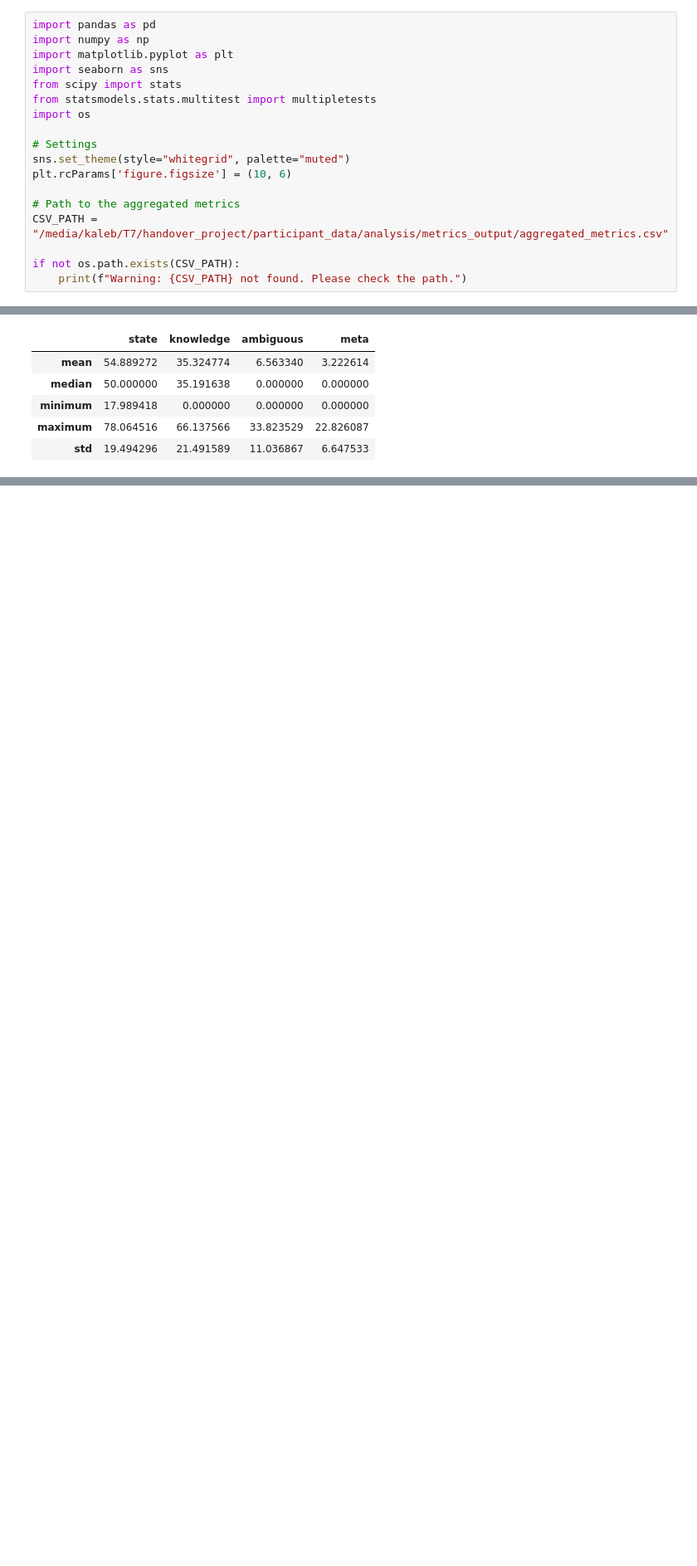
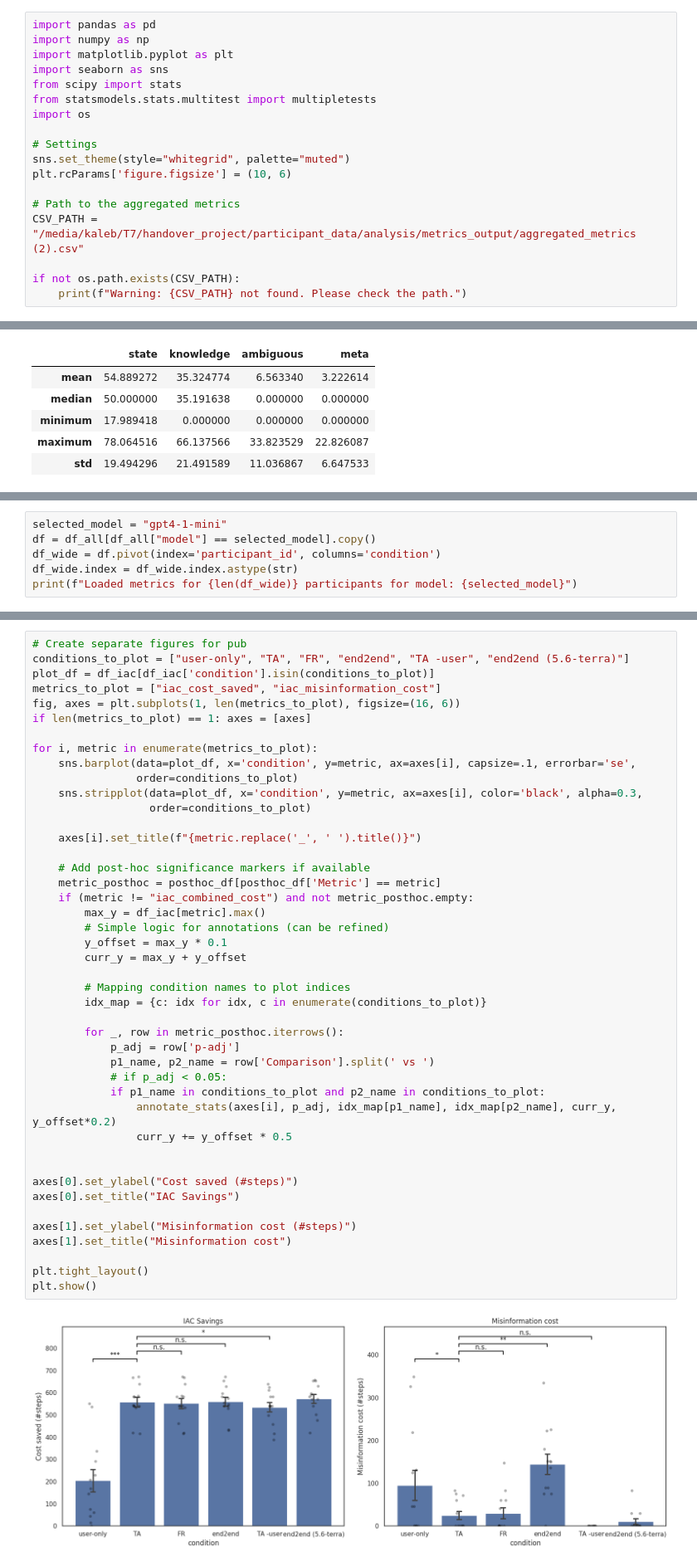
Before and after one commit to cairo-robotics/verbal_task_handover, a Jupyter notebook: analysis/statistical_analysis.ipynb, the cells around one changed output, grey strips where cells are left out. Shown at 83% size. Cells and saved outputs as stored; diff of their text form; blank space fills up the shorter version.

Commit message:
latest run data

```diff
--- a/analysis/statistical_analysis.ipynb
+++ b/analysis/statistical_analysis.ipynb
@@ -16,7 +16,7 @@ sns.set_theme(style="whitegrid", palette="muted")
 plt.rcParams['figure.figsize'] = (10, 6)
 
 # Path to the aggregated metrics
-CSV_PATH = "/media/kaleb/T7/handover_project/participant_data/analysis/metrics_output/aggregated_metrics.csv"
+CSV_PATH = "/media/kaleb/T7/handover_project/participant_data/analysis/metrics_output/aggregated_metrics (2).csv"
 
 if not os.path.exists(CSV_PATH):
     print(f"Warning: {CSV_PATH} not found. Please check the path.")
@@ -753,0 +230,6 @@ notes from meeting with brad
+# %%
+selected_model = "gpt4-1-mini"
+df = df_all[df_all["model"] == selected_model].copy()
+df_wide = df.pivot(index='participant_id', columns='condition')
+df_wide.index = df_wide.index.astype(str)
+print(f"Loaded metrics for {len(df_wide)} participants for model: {selected_model}")
@@ -753,0 +522,46 @@ notes from meeting with brad
+# %%
+# Create separate figures for pub
+conditions_to_plot = ["user-only", "TA", "FR", "end2end", "TA -user", "end2end (5.6-terra)"]
+plot_df = df_iac[df_iac['condition'].isin(conditions_to_plot)]
+metrics_to_plot = ["iac_cost_saved", "iac_misinformation_cost"]
+fig, axes = plt.subplots(1, len(metrics_to_plot), figsize=(16, 6))
+if len(metrics_to_plot) == 1: axes = [axes]
+
+for i, metric in enumerate(metrics_to_plot):
+    sns.barplot(data=plot_df, x='condition', y=metric, ax=axes[i], capsize=.1, errorbar='se',
+                order=conditions_to_plot)
+    sns.stripplot(data=plot_df, x='condition', y=metric, ax=axes[i], color='black', alpha=0.3,
+                  order=conditions_to_plot)
+
+    axes[i].set_title(f"{metric.replace('_', ' ').title()}")
+
+    # Add post-hoc significance markers if available
+    metric_posthoc = posthoc_df[posthoc_df['Metric'] == metric]
+    if (metric != "iac_combined_cost") and not metric_posthoc.empty:
+        max_y = df_iac[metric].max()
+        # Simple logic for annotations (can be refined)
+        y_offset = max_y * 0.1
+        curr_y = max_y + y_offset
+
+        # Mapping condition names to plot indices
+        idx_map = {c: idx for idx, c in enumerate(conditions_to_plot)}
+
+        for _, row in metric_posthoc.iterrows():
+            p_adj = row['p-adj']
+            p1_name, p2_name = row['Comparison'].split(' vs ')
+            # if p_adj < 0.05:
+            if p1_name in conditions_to_plot and p2_name in conditions_to_plot:
+                annotate_stats(axes[i], p_adj, idx_map[p1_name], idx_map[p2_name], curr_y, y_offset*0.2)
+                curr_y += y_offset * 0.5
+
+
+axes[0].set_ylabel("Cost saved (#steps)")
+axes[0].set_title("IAC Savings")
+
+axes[1].set_ylabel("Misinformation cost (#steps)")
+axes[1].set_title("Misinformation cost")
+
+plt.tight_layout()
+plt.show()
+# %% [output]
+[figure, added]
```
Also changed, not shown: parts of 56 cells of this notebook.
